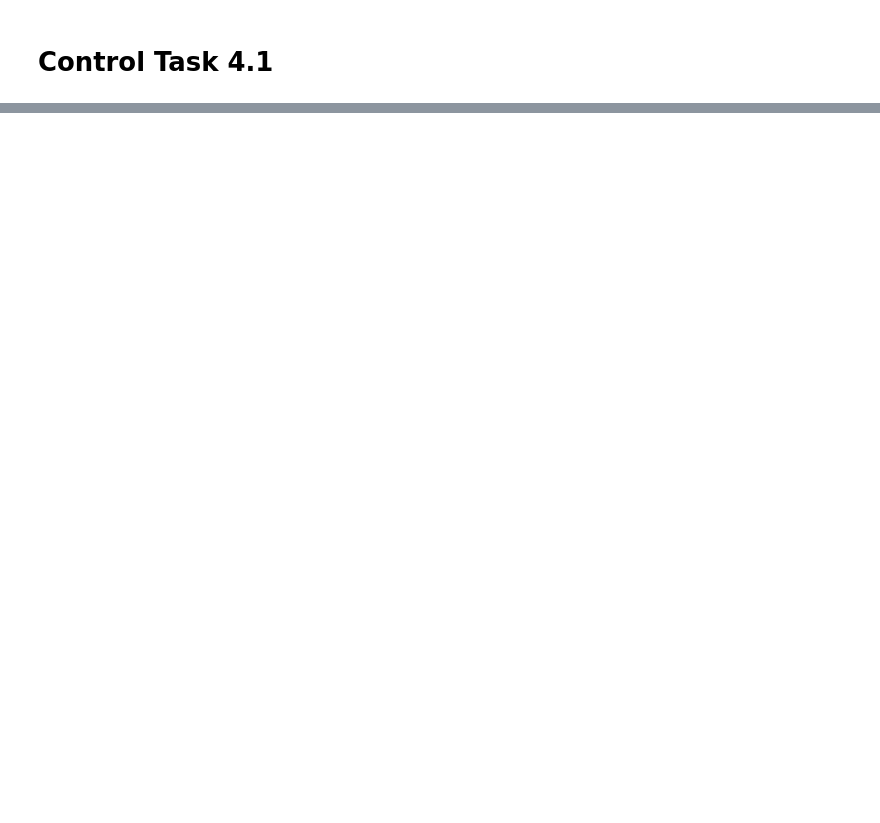
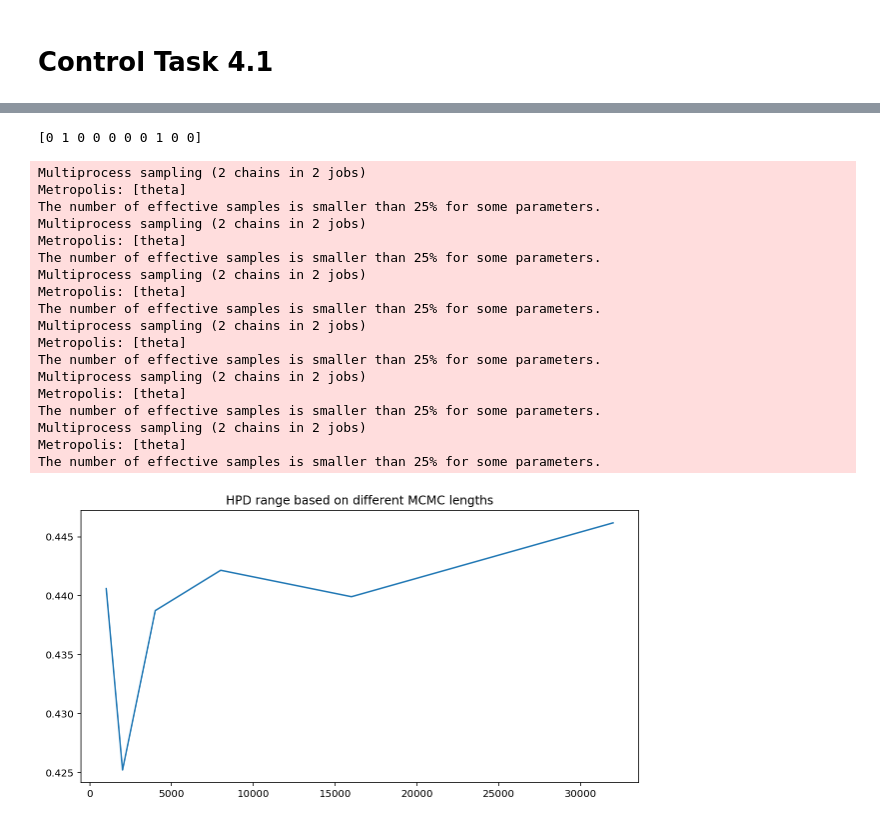
Before and after one commit to jgoerner/advanced-statistics, a Jupyter notebook: statistics/notebooks/Readingguide-4.ipynb, the cells around one changed output, grey strips where cells are left out. Drawn from its saved outputs; the diff is of its cells as text; code cells hidden in the pictures; blank space fills up the shorter version.

```diff
--- a/statistics/notebooks/Readingguide-4.ipynb
+++ b/statistics/notebooks/Readingguide-4.ipynb
@@ -10,0 +63,59 @@ The number of effective samples is smaller than 25% for some parameters.
+# %%
+# %load src/4-04-hpd-chain-length.py
+# Imports
+import os
+import matplotlib.pyplot as plt
+import numpy as np
+import pandas as pd
+import pymc3 as pm
+from scipy.stats import bernoulli
+
+# Config
+os.chdir("/home/jovyan/work")
+%config InlineBackend.figure_format = 'retina'
+%matplotlib inline
+plt.rcParams["figure.figsize"] = (10, 5)
+np.random.seed(42)
+
+# Prepare the data
+y = bernoulli(0.22).rvs(10)
+print(y)
+chains = 1000 * 2**np.arange(6)
+cols = ['mean', 'sd', 'mc_error', 'hpd_2.5', 'hpd_97.5', 'n_eff', 'Rhat']
+df_summaries = pd.DataFrame(columns=cols)
+
+# Inferece
+for chain in chains:
+    with pm.Model() as model:
+        theta = pm.Beta("theta", alpha=1, beta=1)
+        throw = pm.Bernoulli("throw", theta, observed=y)
+        trace = pm.sample(chain, step=pm.Metropolis(), progressbar=False)
+        df_summaries = df_summaries.append(pm.summary(trace))
+
+# Calculate the HPD interval range
+df_summaries["hpd"] = df_summaries["hpd_97.5"] - df_summaries["hpd_2.5"]
+
+plt.plot(chains, df_summaries["hpd"])
+plt.title("HPD range based on different MCMC lengths")
+plt.savefig("./results/4-04-hpd-chain-length.png")
+# %% [output]
+[0 1 0 0 0 0 0 1 0 0]
+Multiprocess sampling (2 chains in 2 jobs)
+Metropolis: [theta]
+The number of effective samples is smaller than 25% for some parameters.
+Multiprocess sampling (2 chains in 2 jobs)
+Metropolis: [theta]
+The number of effective samples is smaller than 25% for some parameters.
+Multiprocess sampling (2 chains in 2 jobs)
+Metropolis: [theta]
+The number of effective samples is smaller than 25% for some parameters.
+Multiprocess sampling (2 chains in 2 jobs)
+Metropolis: [theta]
+The number of effective samples is smaller than 25% for some parameters.
+Multiprocess sampling (2 chains in 2 jobs)
+Metropolis: [theta]
+The number of effective samples is smaller than 25% for some parameters.
+Multiprocess sampling (2 chains in 2 jobs)
+Metropolis: [theta]
+The number of effective samples is smaller than 25% for some parameters.
+[figure, added]
```
Also changed, not shown: parts of 4 cells of this notebook, 3 other files.
